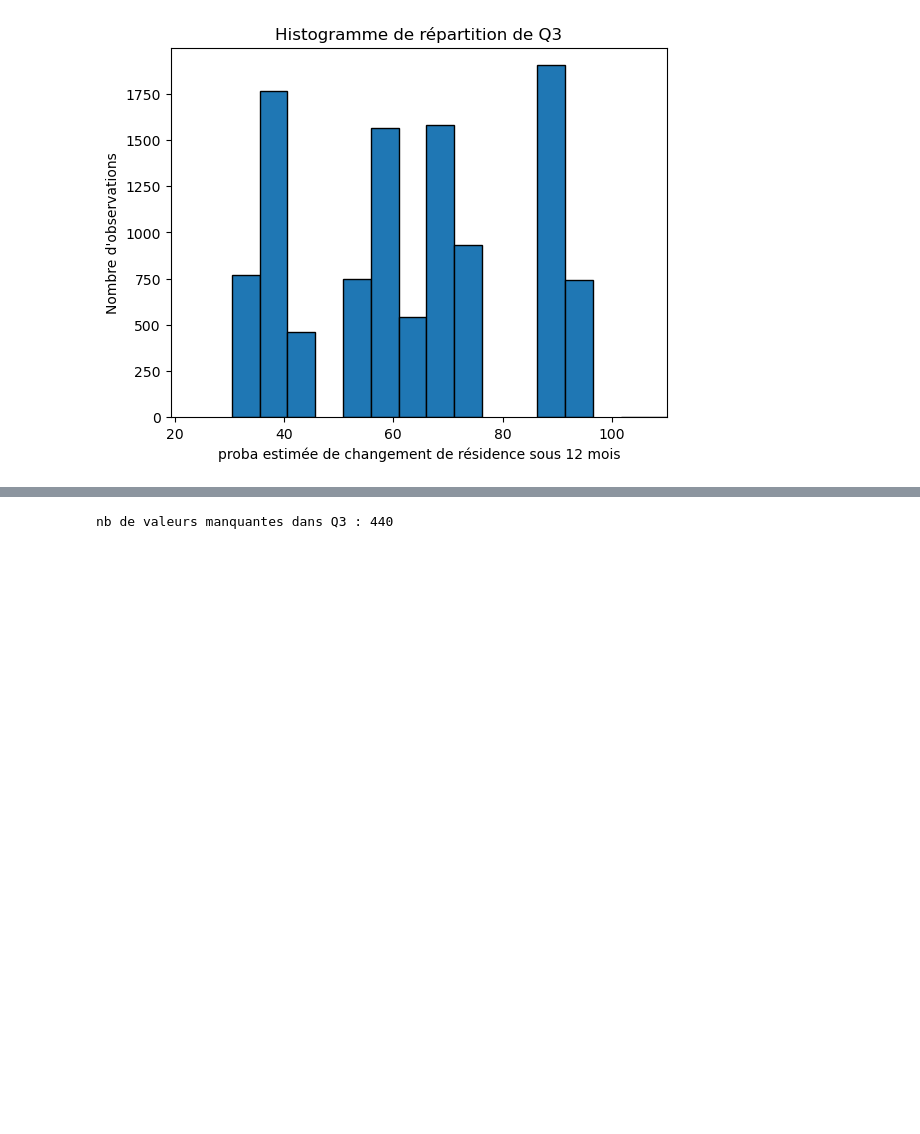
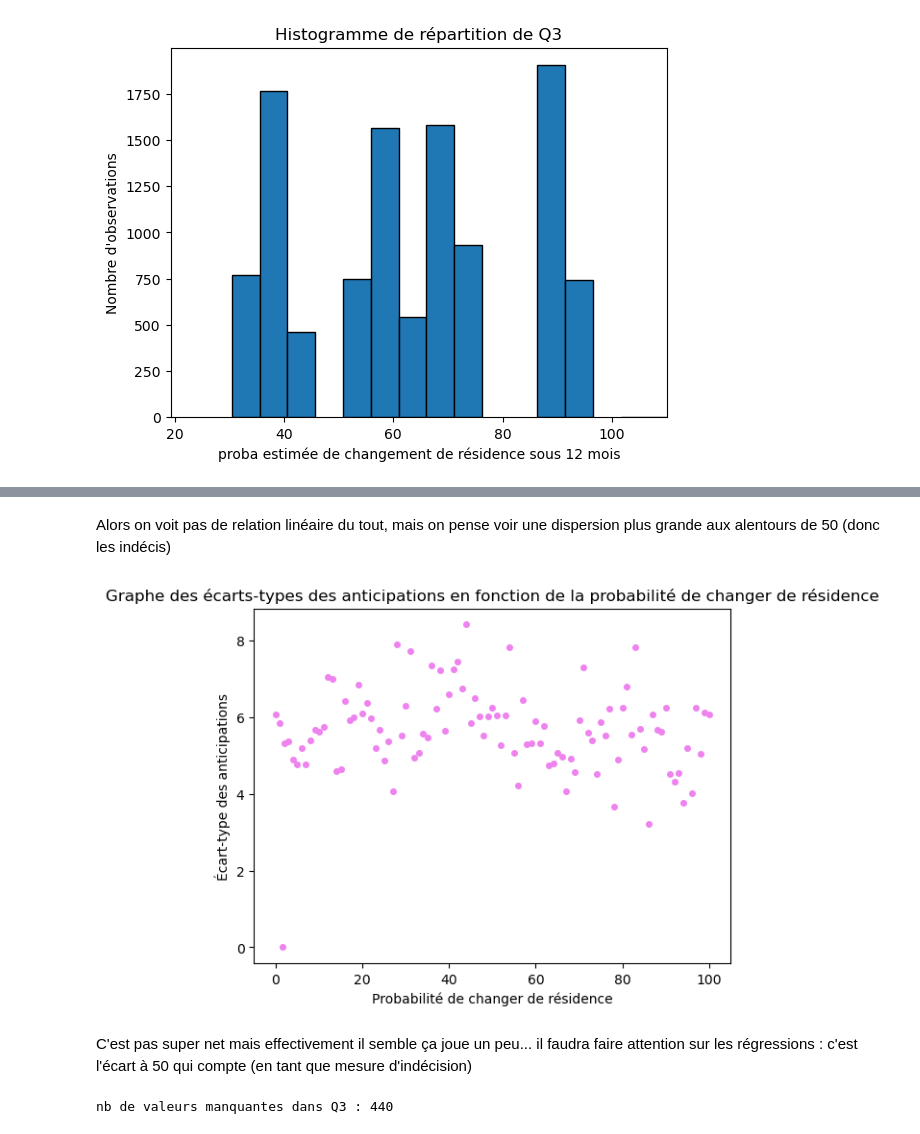
Before and after one commit to Jeremstar/-a-va-pr-dire-l-inflation-s-v-re, a Jupyter notebook: Régressions.ipynb, the cells around one changed output, grey strips where cells are left out. Drawn from its saved outputs; the diff is of its cells as text; code cells hidden in the pictures; blank space fills up the shorter version.

```diff
--- a/Régressions.ipynb
+++ b/Régressions.ipynb
@@ -270,3 +284,21 @@ BF['weight'].astype(float).count()
+# %% [markdown]
+Alors on voit pas de relation linéaire du tout, mais on pense voir une dispersion plus grande aux alentours de 50 (donc les indécis)
+# %%
+df = pd.DataFrame({'Q3': BF['Q3'], 'Q8v2part2': BF['Q8v2part2'], 'weight': BF['weight']})
+df = df[df['Q3'] <= 110]
+groups = df.groupby('Q3')
+
+std_q8v2part2 = groups.apply(lambda x: np.sqrt(((x['Q8v2part2'] - x['Q8v2part2'].mean())**2 * x['weight']).sum() / x['weight'].sum()))
+
+plt.plot(std_q8v2part2.index, std_q8v2part2.values, 'o', markersize=4, color='violet')
+plt.xlabel('Probabilité de changer de résidence')
+plt.ylabel('Écart-type des anticipations')
+plt.title('Graphe des écarts-types des anticipations en fonction de la probabilité de changer de résidence')
+plt.show()
+# %% [output]
+[figure, added]
+# %% [markdown]
+C'est pas super net mais effectivement il semble ça joue un peu... il faudra faire attention sur les régressions : c'est l'écart à 50 qui compte (en tant que mesure d'indécision)
 # %%
 print("nb de valeurs manquantes dans Q3 : "+str(BF['Q3'].isnull().sum()))
 # %% [output]
```
Also changed, not shown: parts of 22 cells of this notebook.
